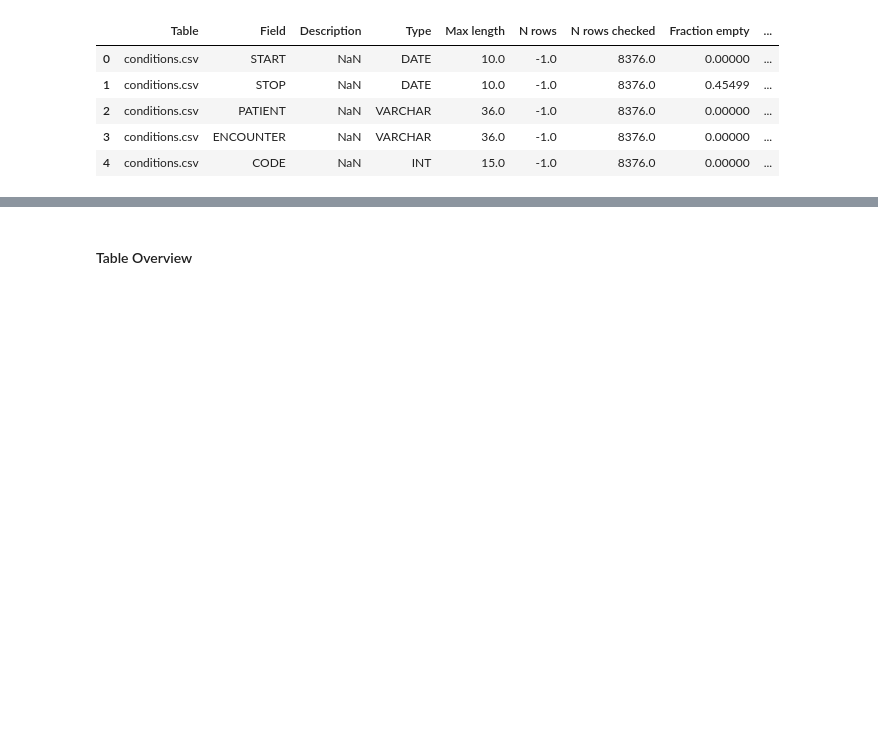
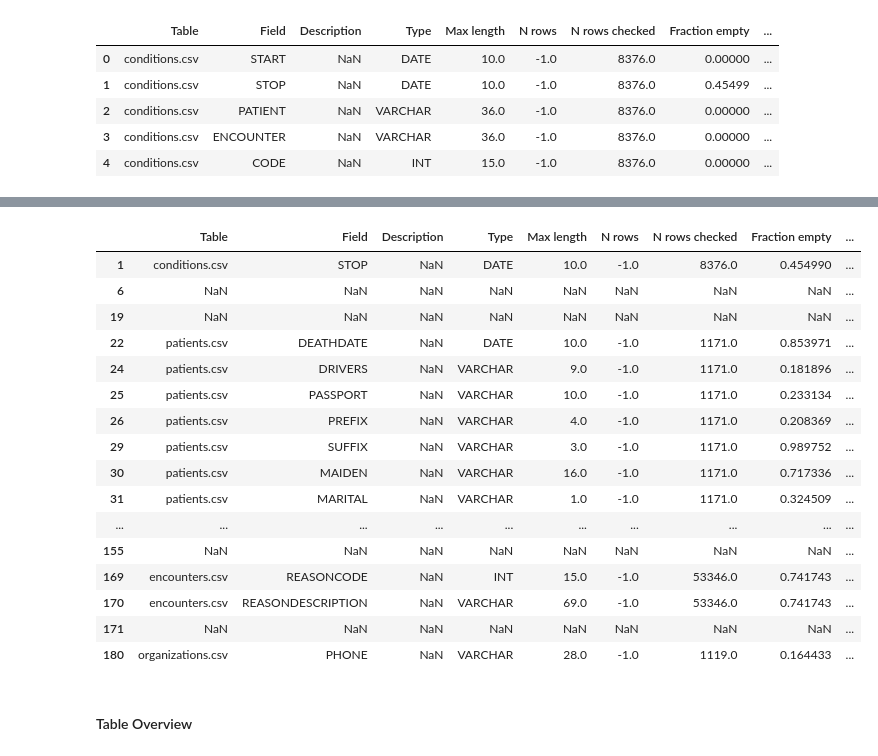
Before and after one commit to Ckdpa/aphp-interop, a Jupyter notebook: Part 1 - Data analysis and ETL.ipynb, the cells around one changed output, grey strips where cells are left out. Drawn from its saved outputs; the diff is of its cells as text; code cells hidden in the pictures; blank space fills up the shorter version.

Commit message:
Adding the remaining of the data analysis, renamed the first report, added a second to design the ETL

```diff
--- a/Part 1 - Data analysis and ETL.ipynb
+++ b/Part 1 - Data analysis and ETL.ipynb
@@ -12,7 +12,7 @@ import warnings
 
 warnings.filterwarnings('ignore', category=UserWarning, module='openpyxl') # Ignorer le warning de manque de formatage du fichier excel
 
-path = "ScanReport.xlsx" # Path vers le rapport
+path = "ReportFrequency.xlsx" # Path vers le rapport
 scan_report=pd.ExcelFile(path)
 print("Le rapport contient " + str(len(scan_report.sheet_names)) + " feuilles excel :")
 print(scan_report.sheet_names)
@@ -39,3 +54,23 @@ On a également accès aux proportions de valeurs uniques et/ou vides, et au nom
+# %%
+scan_report.parse("Field Overview")[scan_report.parse("Field Overview")["Fraction empty"] != 0]
+# %% [output]
+|  | Table | Field | Description | Type | Max length | N rows | N rows checked | Fraction empty | ... |
+| 1 | conditions.csv | STOP | NaN | DATE | 10.0 | -1.0 | 8376.0 | 0.454990 | ... |
+| 6 | NaN | NaN | NaN | NaN | NaN | NaN | NaN | NaN | ... |
+| 19 | NaN | NaN | NaN | NaN | NaN | NaN | NaN | NaN | ... |
+| 22 | patients.csv | DEATHDATE | NaN | DATE | 10.0 | -1.0 | 1171.0 | 0.853971 | ... |
+| 24 | patients.csv | DRIVERS | NaN | VARCHAR | 9.0 | -1.0 | 1171.0 | 0.181896 | ... |
+| 25 | patients.csv | PASSPORT | NaN | VARCHAR | 10.0 | -1.0 | 1171.0 | 0.233134 | ... |
+| 26 | patients.csv | PREFIX | NaN | VARCHAR | 4.0 | -1.0 | 1171.0 | 0.208369 | ... |
+| 29 | patients.csv | SUFFIX | NaN | VARCHAR | 3.0 | -1.0 | 1171.0 | 0.989752 | ... |
+| 30 | patients.csv | MAIDEN | NaN | VARCHAR | 16.0 | -1.0 | 1171.0 | 0.717336 | ... |
+| 31 | patients.csv | MARITAL | NaN | VARCHAR | 1.0 | -1.0 | 1171.0 | 0.324509 | ... |
+| ... | ... | ... | ... | ... | ... | ... | ... | ... | ... |
+| 155 | NaN | NaN | NaN | NaN | NaN | NaN | NaN | NaN | ... |
+| 169 | encounters.csv | REASONCODE | NaN | INT | 15.0 | -1.0 | 53346.0 | 0.741743 | ... |
+| 170 | encounters.csv | REASONDESCRIPTION | NaN | VARCHAR | 69.0 | -1.0 | 53346.0 | 0.741743 | ... |
+| 171 | NaN | NaN | NaN | NaN | NaN | NaN | NaN | NaN | ... |
+| 180 | organizations.csv | PHONE | NaN | VARCHAR | 28.0 | -1.0 | 1119.0 | 0.164433 | ... |
 # %% [markdown]
 #### Table Overview
 # %%
```
Also changed, not shown: parts of 8 cells of this notebook, 3 other files.
